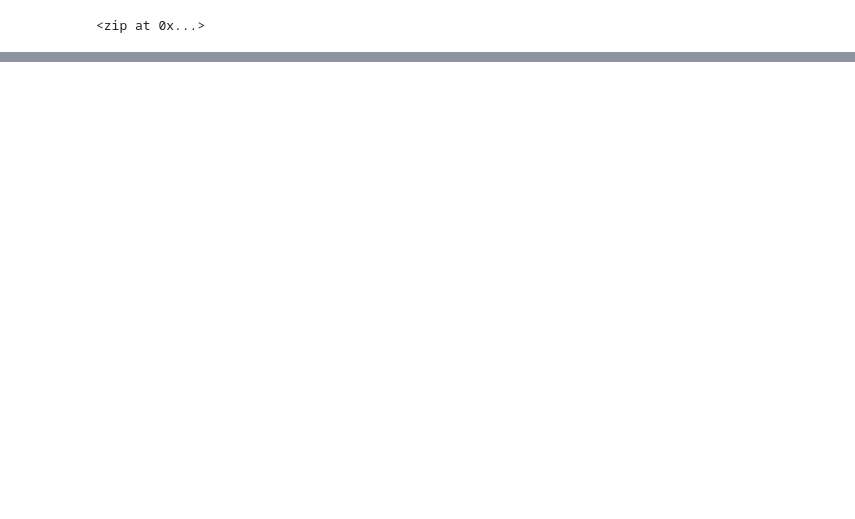
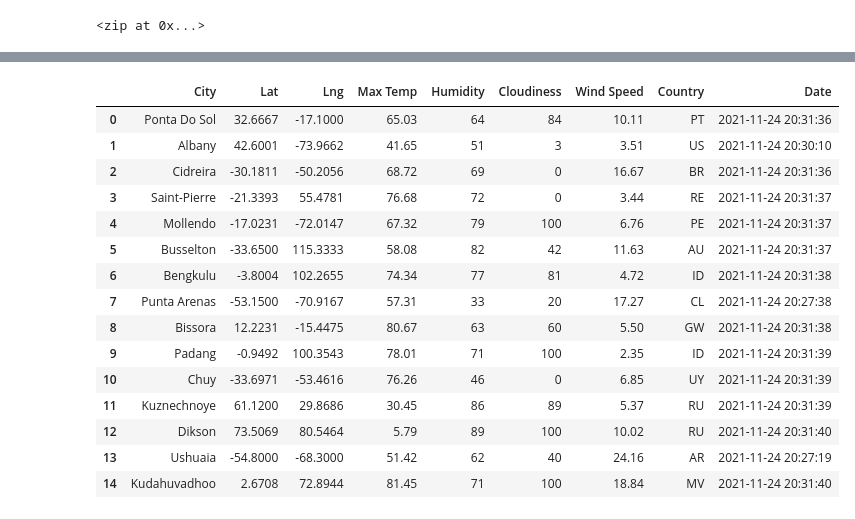
Before and after one commit to TajahDaley/World_Weather_Analysis, a Jupyter notebook: WeatherPy.ipynb, the cells around one changed output, grey strips where cells are left out. Cells and saved outputs as stored; diff of their text form; code cells hidden in the pictures; blank space fills up the shorter version.

```diff
--- a/WeatherPy.ipynb
+++ b/WeatherPy.ipynb
@@ -51,0 +52,7 @@ len(cities)
+# %%
+# Import the time library and the datetime module from the datetime library
+import requests
+import time
+from datetime import datetime
+
+url = "http://api.openweathermap.org/data/2.5/weather?units=Imperial&APPID=6a91ded1f4967e7b04877255b544cbaa"
@@ -51,0 +141,21 @@ len(cities)
+# %%
+# Convert the array of dictionaries to a Pandas DataFrame.
+city_data_df = pd.DataFrame(city_data)
+city_data_df.head(15)
+# %% [output]
+|  | City | Lat | Lng | Max Temp | Humidity | Cloudiness | Wind Speed | Country | Date |
+| 0 | Ponta Do Sol | 32.6667 | -17.1000 | 65.03 | 64 | 84 | 10.11 | PT | 2021-11-24 20:31:36 |
+| 1 | Albany | 42.6001 | -73.9662 | 41.65 | 51 | 3 | 3.51 | US | 2021-11-24 20:30:10 |
+| 2 | Cidreira | -30.1811 | -50.2056 | 68.72 | 69 | 0 | 16.67 | BR | 2021-11-24 20:31:36 |
+| 3 | Saint-Pierre | -21.3393 | 55.4781 | 76.68 | 72 | 0 | 3.44 | RE | 2021-11-24 20:31:37 |
+| 4 | Mollendo | -17.0231 | -72.0147 | 67.32 | 79 | 100 | 6.76 | PE | 2021-11-24 20:31:37 |
+| 5 | Busselton | -33.6500 | 115.3333 | 58.08 | 82 | 42 | 11.63 | AU | 2021-11-24 20:31:37 |
+| 6 | Bengkulu | -3.8004 | 102.2655 | 74.34 | 77 | 81 | 4.72 | ID | 2021-11-24 20:31:38 |
+| 7 | Punta Arenas | -53.1500 | -70.9167 | 57.31 | 33 | 20 | 17.27 | CL | 2021-11-24 20:27:38 |
+| 8 | Bissora | 12.2231 | -15.4475 | 80.67 | 63 | 60 | 5.50 | GW | 2021-11-24 20:31:38 |
+| 9 | Padang | -0.9492 | 100.3543 | 78.01 | 71 | 100 | 2.35 | ID | 2021-11-24 20:31:39 |
+| 10 | Chuy | -33.6971 | -53.4616 | 76.26 | 46 | 0 | 6.85 | UY | 2021-11-24 20:31:39 |
+| 11 | Kuznechnoye | 61.1200 | 29.8686 | 30.45 | 86 | 89 | 5.37 | RU | 2021-11-24 20:31:39 |
+| 12 | Dikson | 73.5069 | 80.5464 | 5.79 | 89 | 100 | 10.02 | RU | 2021-11-24 20:31:40 |
+| 13 | Ushuaia | -54.8000 | -68.3000 | 51.42 | 62 | 40 | 24.16 | AR | 2021-11-24 20:27:19 |
+| 14 | Kudahuvadhoo | 2.6708 | 72.8944 | 81.45 | 71 | 100 | 18.84 | MV | 2021-11-24 20:31:40 |
```
Also changed, not shown: parts of 5 cells of this notebook, 3 other files.
